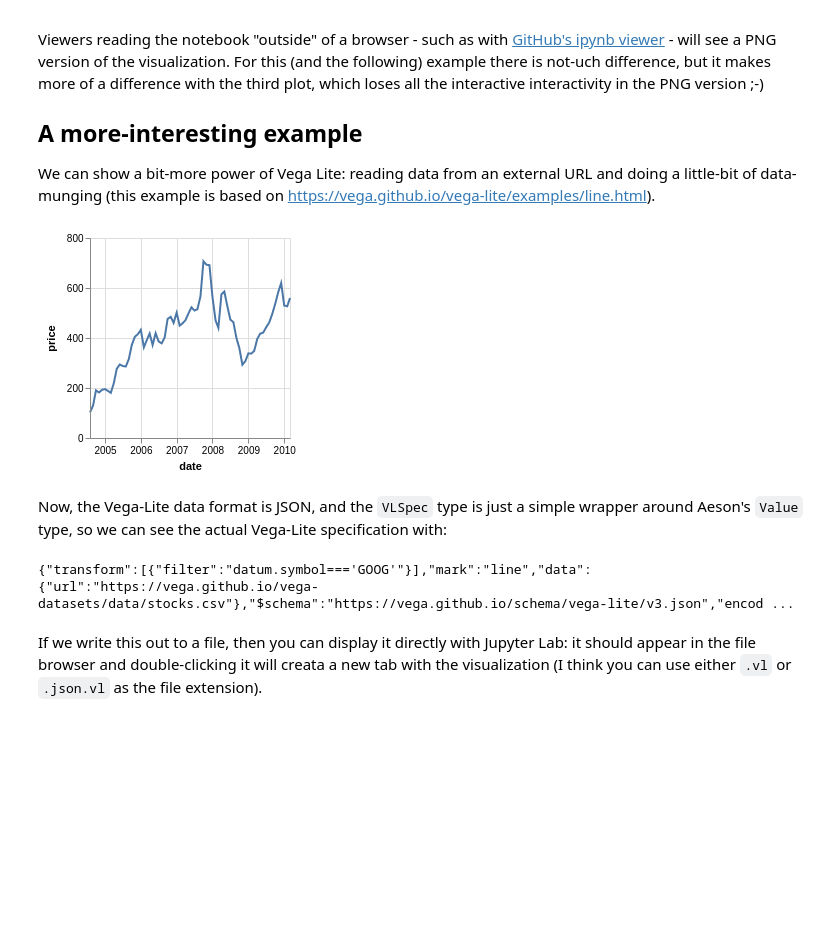
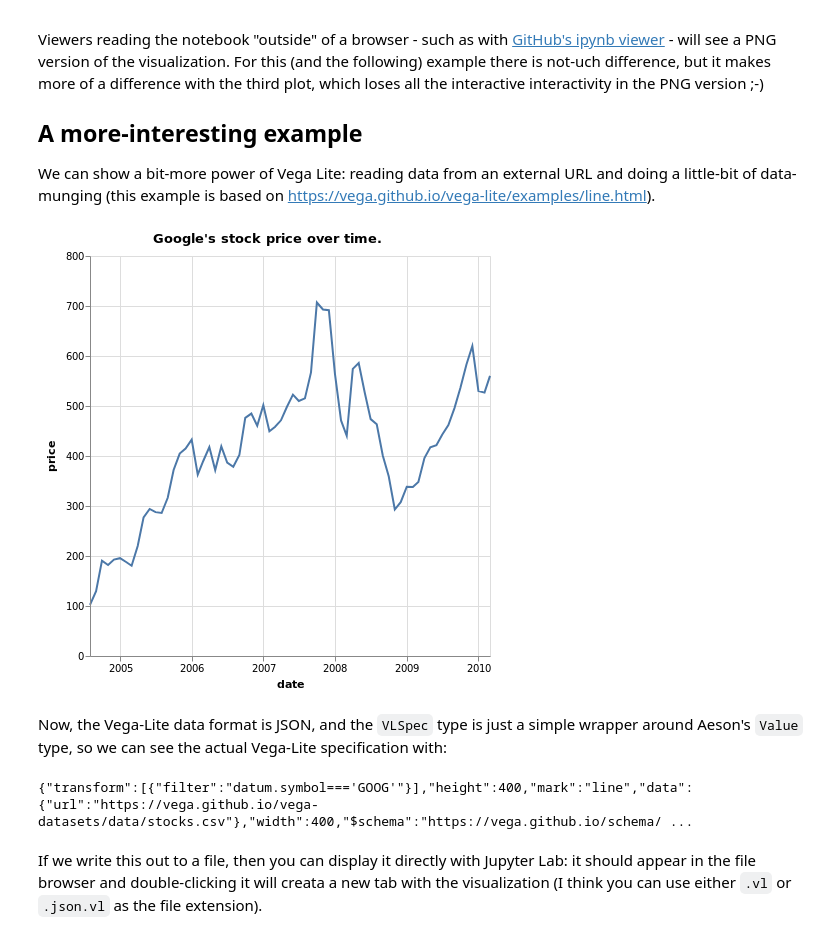
Before and after one commit to DougBurke/hvega, a Jupyter notebook: notebooks/vegalite.ipynb, the cells around one changed output. Saved outputs shown, nothing was run; the diff lists cells and outputs as text; code cells hidden in the pictures; blank space fills up the shorter version.

```diff
--- a/notebooks/vegalite.ipynb
+++ b/notebooks/vegalite.ipynb
@@ -98,20 +98,21 @@ data-munging (this example is based on https://vega.github.io/vega-lite/examples
 # %%
 line =
     let dvals = dataFromUrl "https://vega.github.io/vega-datasets/data/stocks.csv"
-        desc = "Google's stock price over time."
+        -- before version 0.4.0.0 title jjst took a string
+        label = title "Google's stock price over time." []
 
         trans = transform
                    . VL.filter (FExpr "datum.symbol==='GOOG'")
 
         enc = encoding
                  . position X [PName "date", PmType Temporal, PAxis [AxFormat "%Y"]]
                  . position Y [PName "price", PmType Quantitative]
 
-    in toVegaLite [description desc, dvals [], trans [], mark Line [], enc []]
+    in toVegaLite [label, width 400, height 400, dvals [], trans [], mark Line [], enc []]
 
 vlShow line
 # %% [output]
-[figure, old version]
+[figure, new version]
 # %% [markdown]
 Now, the Vega-Lite data format is JSON, and the `VLSpec` type is just a simple wrapper around Aeson's `Value` type, so we can see the actual Vega-Lite specification with:
 # %%
@@ -120,7 +121,7 @@ import qualified Data.ByteString.Lazy.Char8 as BL
 
 BL.putStrLn (encode (fromVL line))
 # %% [output]
-{"transform":[{"filter":"datum.symbol==='GOOG'"}],"mark":"line","data":{"url":"https://vega.github.io/vega-datasets/data/stocks.csv"},"$schema":"https://vega.github.io/schema/vega-lite/v3.json","encod ...
+{"transform":[{"filter":"datum.symbol==='GOOG'"}],"height":400,"mark":"line","data":{"url":"https://vega.github.io/vega-datasets/data/stocks.csv"},"width":400,"$schema":"https://vega.github.io/schema/ ...
 # %% [markdown]
 If we write this out to a file, then you can display it directly with Jupyter Lab: it should appear in the file browser and double-clicking it will creata a new tab with the visualization (I think you can use either `.vl` or `.json.vl` as the file extension).
 # %%
```
Also changed, not shown: parts of 3 cells of this notebook, 39 other files.
